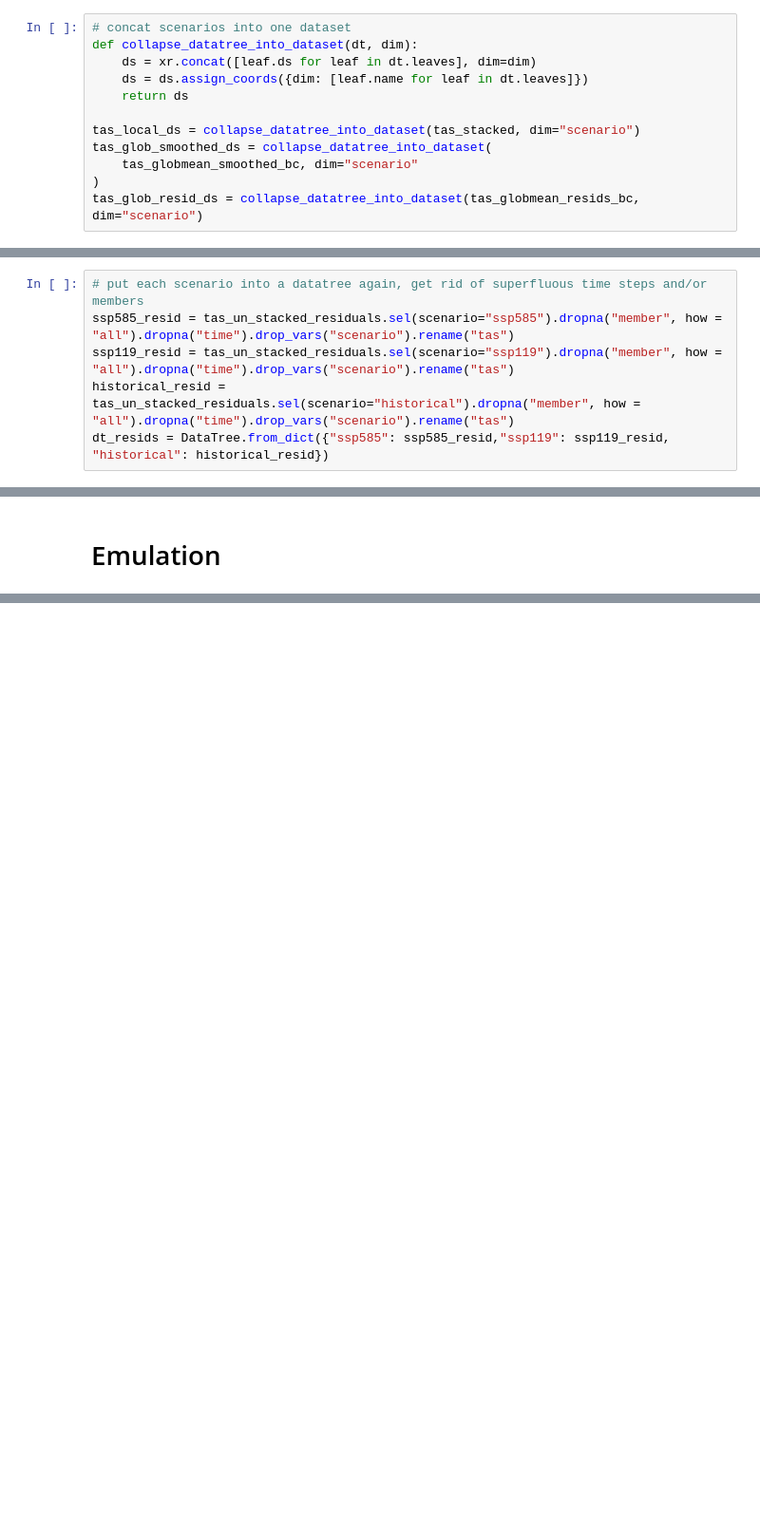
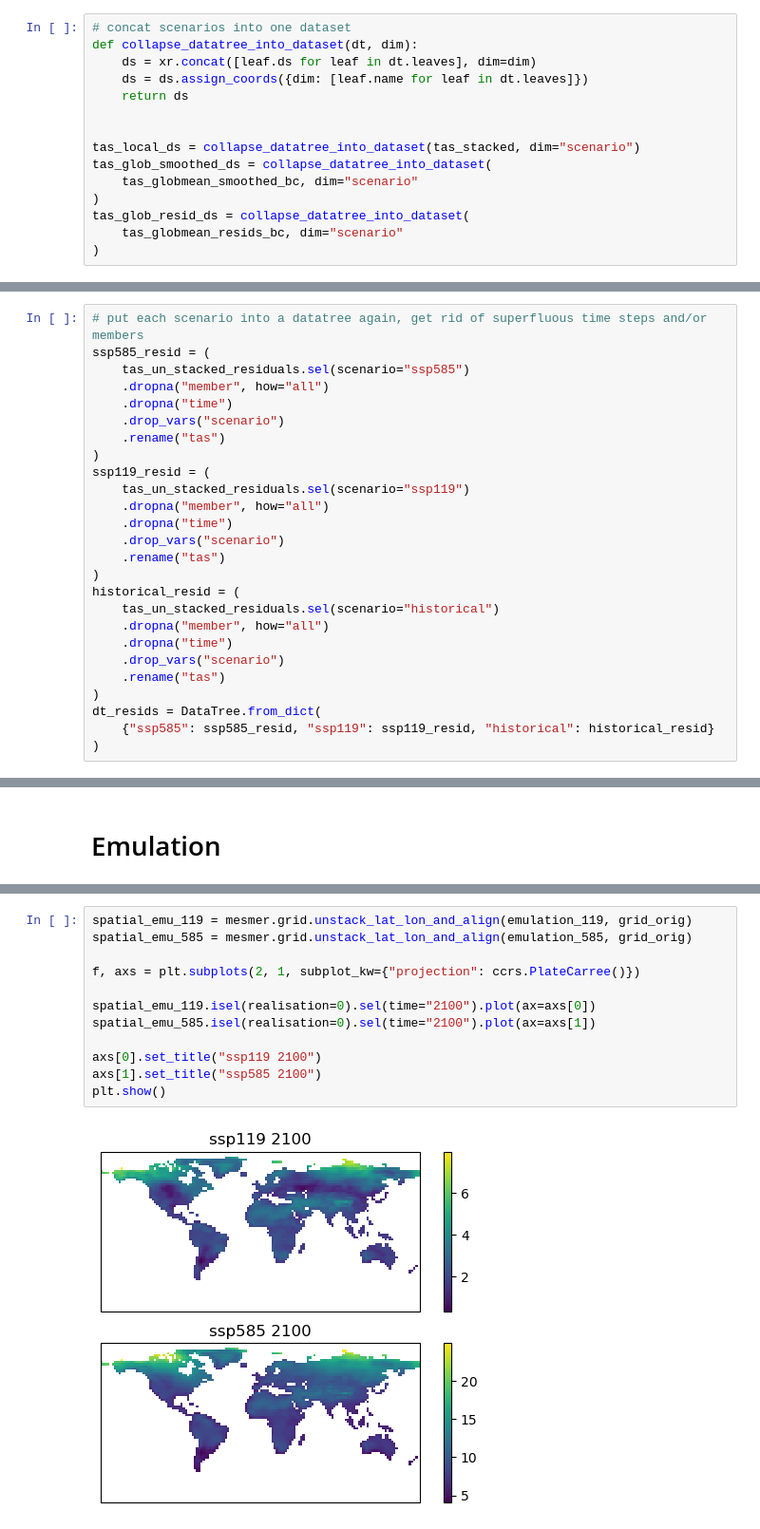
Before and after one commit to MESMER-group/mesmer, a Jupyter notebook: examples/Dataset_surfer.ipynb, the cells around one changed output, grey strips where cells are left out. Shown at 95% size. Saved outputs shown, nothing was run; the diff lists cells and outputs as text; blank space fills up the shorter version.

```diff
--- a/examples/Dataset_surfer.ipynb
+++ b/examples/Dataset_surfer.ipynb
@@ -365,10 +369,13 @@ def collapse_datatree_into_dataset(dt, dim):
     ds = ds.assign_coords({dim: [leaf.name for leaf in dt.leaves]})
     return ds
 
+
 tas_local_ds = collapse_datatree_into_dataset(tas_stacked, dim="scenario")
 tas_glob_smoothed_ds = collapse_datatree_into_dataset(
     tas_globmean_smoothed_bc, dim="scenario"
 )
-tas_glob_resid_ds = collapse_datatree_into_dataset(tas_globmean_resids_bc, dim="scenario")
+tas_glob_resid_ds = collapse_datatree_into_dataset(
+    tas_globmean_resids_bc, dim="scenario"
+)
 # %%
 # stack the dimensions and drop nans
@@ -454,10 +468,30 @@ tas_un_stacked_residuals = (
 ### Estimate the AR parameters
 # %%
 # put each scenario into a datatree again, get rid of superfluous time steps and/or members
-ssp585_resid = tas_un_stacked_residuals.sel(scenario="ssp585").dropna("member", how = "all").dropna("time").drop_vars("scenario").rename("tas")
-ssp119_resid = tas_un_stacked_residuals.sel(scenario="ssp119").dropna("member", how = "all").dropna("time").drop_vars("scenario").rename("tas")
-historical_resid = tas_un_stacked_residuals.sel(scenario="historical").dropna("member", how = "all").dropna("time").drop_vars("scenario").rename("tas")
-dt_resids = DataTree.from_dict({"ssp585": ssp585_resid,"ssp119": ssp119_resid, "historical": historical_resid})
+ssp585_resid = (
+    tas_un_stacked_residuals.sel(scenario="ssp585")
+    .dropna("member", how="all")
+    .dropna("time")
+    .drop_vars("scenario")
+    .rename("tas")
+)
+ssp119_resid = (
+    tas_un_stacked_residuals.sel(scenario="ssp119")
+    .dropna("member", how="all")
+    .dropna("time")
+    .drop_vars("scenario")
+    .rename("tas")
+)
+historical_resid = (
+    tas_un_stacked_residuals.sel(scenario="historical")
+    .dropna("member", how="all")
+    .dropna("time")
+    .drop_vars("scenario")
+    .rename("tas")
+)
+dt_resids = DataTree.from_dict(
+    {"ssp585": ssp585_resid, "ssp119": ssp119_resid, "historical": historical_resid}
+)
 # %%
 data = (dt_resids["historical"].tas, dt_resids["ssp119"].tas, dt_resids["ssp585"].tas)
 local_ar = mesmer.stats._fit_auto_regression_scen_ens(
@@ -575,0 +751,14 @@ localized_covariance_adjusted = mesmer.stats.adjust_covariance_ar1(
+# %%
+spatial_emu_119 = mesmer.grid.unstack_lat_lon_and_align(emulation_119, grid_orig)
+spatial_emu_585 = mesmer.grid.unstack_lat_lon_and_align(emulation_585, grid_orig)
+
+f, axs = plt.subplots(2, 1, subplot_kw={"projection": ccrs.PlateCarree()})
+
+spatial_emu_119.isel(realisation=0).sel(time="2100").plot(ax=axs[0])
+spatial_emu_585.isel(realisation=0).sel(time="2100").plot(ax=axs[1])
+
+axs[0].set_title("ssp119 2100")
+axs[1].set_title("ssp585 2100")
+plt.show()
+# %% [output]
+[figure, added]
```
Also changed, not shown: parts of 7 cells of this notebook.
